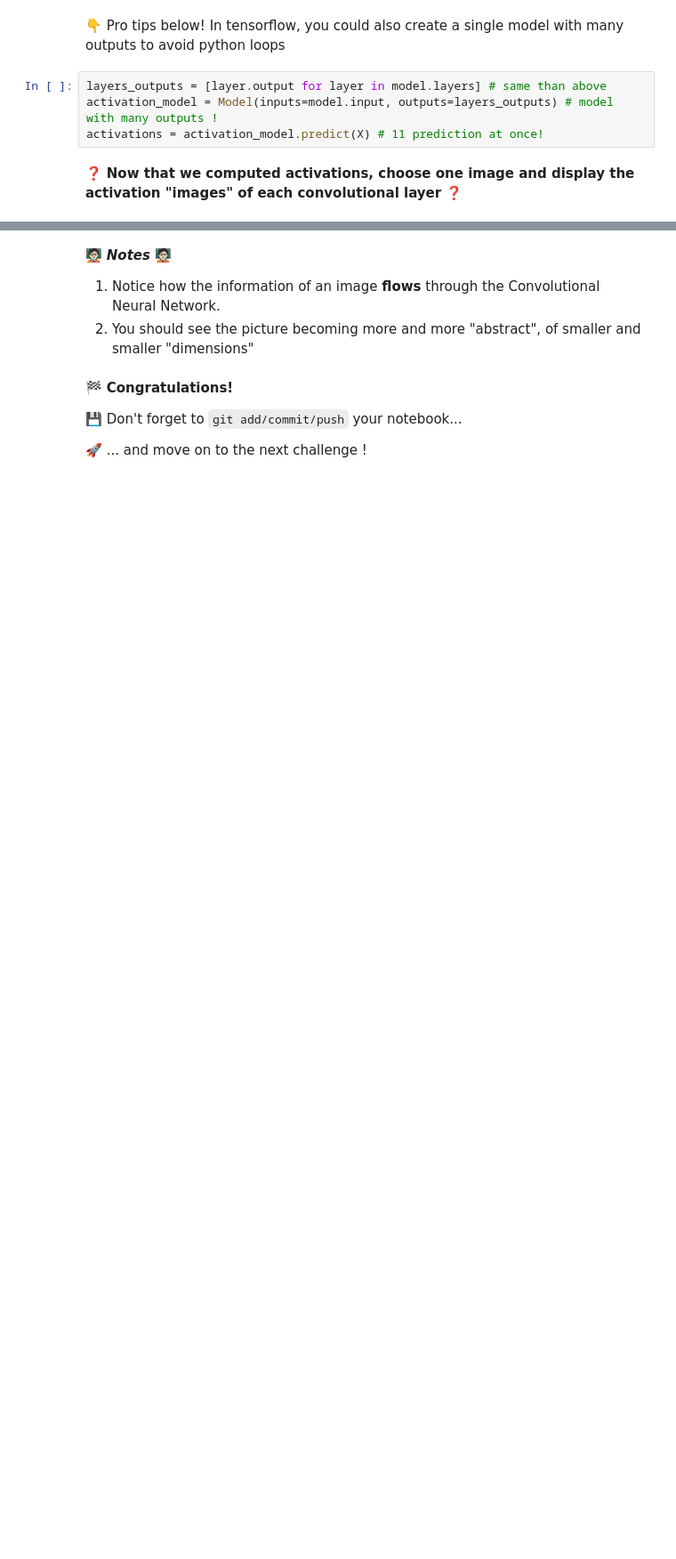
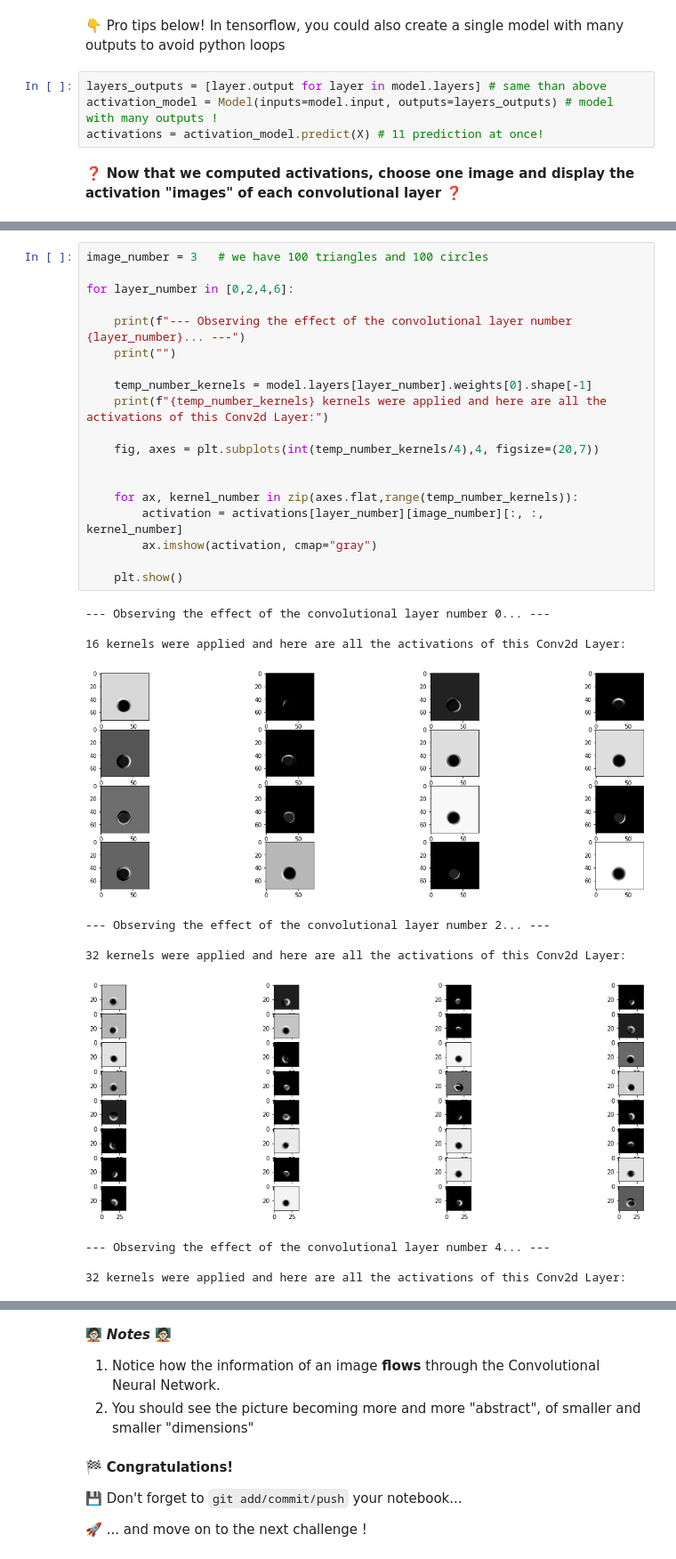
Before and after one commit to matheussposito/data-challenges-832, a Jupyter notebook: 06-Deep-Learning/03-Convolutional-Neural-Networks/02-Intuition-on-Convolutions/intuitions_on_convolutions.ipynb, the cells around one changed output, grey strips where cells are left out. Shown at 89% size. Saved outputs shown, nothing was run; the diff lists cells and outputs as text; blank space fills up the shorter version.

```diff
--- a/06-Deep-Learning/03-Convolutional-Neural-Networks/02-Intuition-on-Convolutions/intuitions_on_convolutions.ipynb
+++ b/06-Deep-Learning/03-Convolutional-Neural-Networks/02-Intuition-on-Convolutions/intuitions_on_convolutions.ipynb
@@ -716,0 +739,31 @@ activations = activation_model.predict(X) # 11 prediction at once!
+# %%
+image_number = 3   # we have 100 triangles and 100 circles
+
+for layer_number in [0,2,4,6]:
+
+    print(f"--- Observing the effect of the convolutional layer number {layer_number}... ---")
+    print("")
+
+    temp_number_kernels = model.layers[layer_number].weights[0].shape[-1]
+    print(f"{temp_number_kernels} kernels were applied and here are all the activations of this Conv2d Layer:")
+
+    fig, axes = plt.subplots(int(temp_number_kernels/4),4, figsize=(20,7))
+
+
+    for ax, kernel_number in zip(axes.flat,range(temp_number_kernels)):
+        activation = activations[layer_number][image_number][:, :, kernel_number]
+        ax.imshow(activation, cmap="gray")
+
+    plt.show()
+# %% [output]
+--- Observing the effect of the convolutional layer number 0... ---
+
+16 kernels were applied and here are all the activations of this Conv2d Layer:
+[figure, added]
+--- Observing the effect of the convolutional layer number 2... ---
+
+32 kernels were applied and here are all the activations of this Conv2d Layer:
+[figure, added]
+--- Observing the effect of the convolutional layer number 4... ---
+
+32 kernels were applied and here are all the activations of this Conv2d Layer:
```
Also changed, not shown: parts of 27 cells of this notebook.
